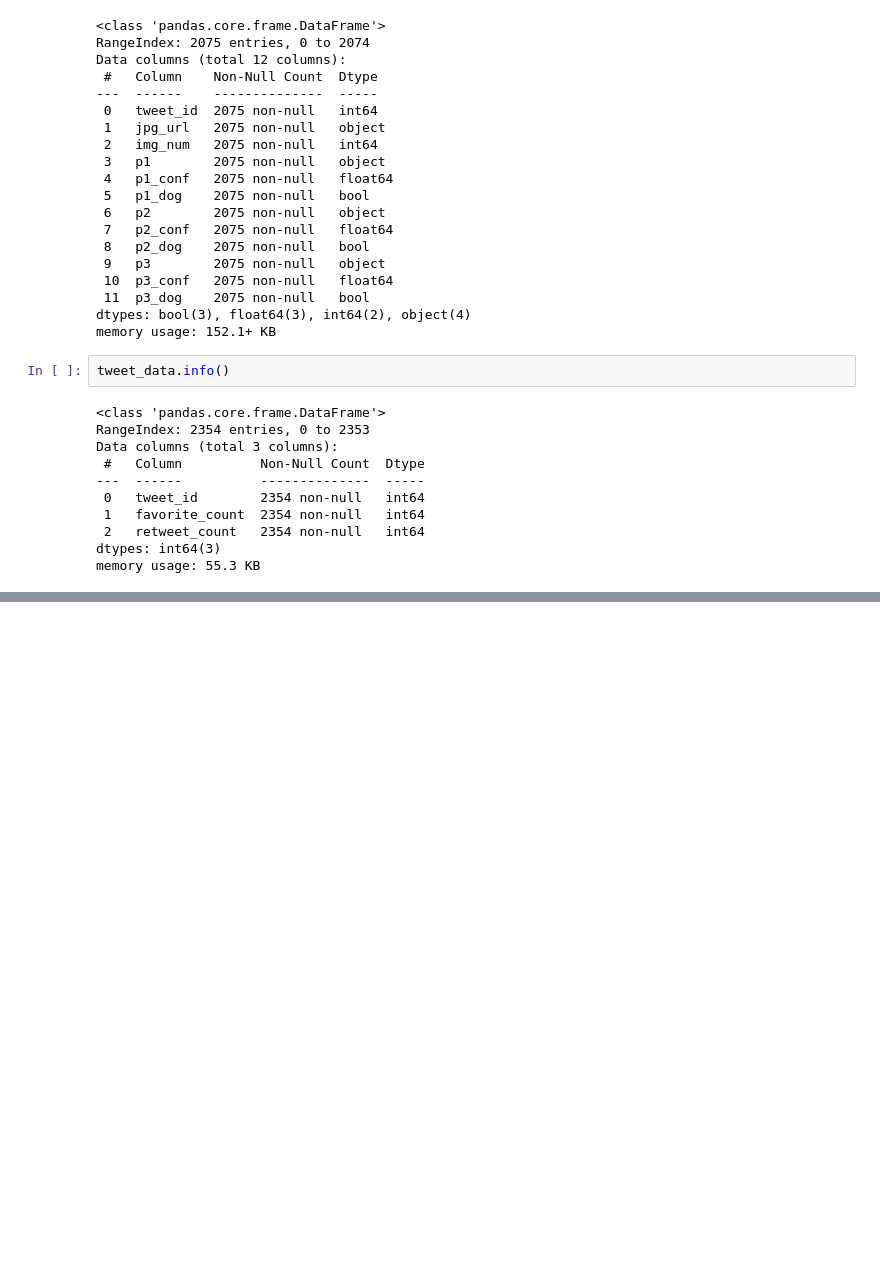
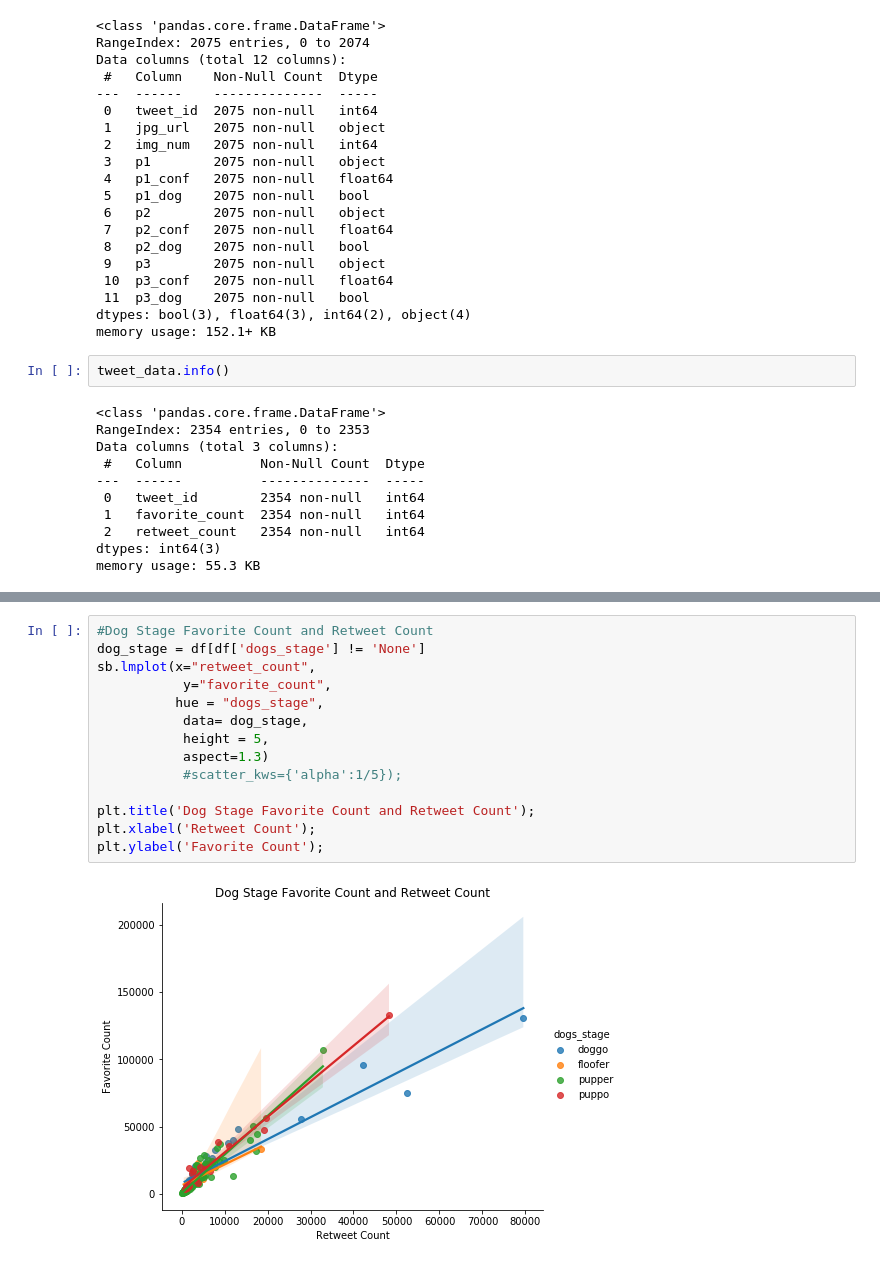
Before and after one commit to bukky24/UdacityWrangleandAnalyseData, a Jupyter notebook: wrangle_act.ipynb, the cells around one changed output, grey strips where cells are left out. Saved outputs shown, nothing was run; the diff lists cells and outputs as text; blank space fills up the shorter version.

```diff
--- a/wrangle_act.ipynb
+++ b/wrangle_act.ipynb
@@ -147,0 +877,16 @@ memory usage: 55.3 KB
+# %%
+#Dog Stage Favorite Count and Retweet Count
+dog_stage = df[df['dogs_stage'] != 'None']
+sb.lmplot(x="retweet_count",
+           y="favorite_count",
+          hue = "dogs_stage",
+           data= dog_stage,
+           height = 5,
+           aspect=1.3)
+           #scatter_kws={'alpha':1/5});
+
+plt.title('Dog Stage Favorite Count and Retweet Count');
+plt.xlabel('Retweet Count');
+plt.ylabel('Favorite Count');
+# %% [output]
+[figure, added]
```
Also changed, not shown: parts of 80 cells of this notebook.
